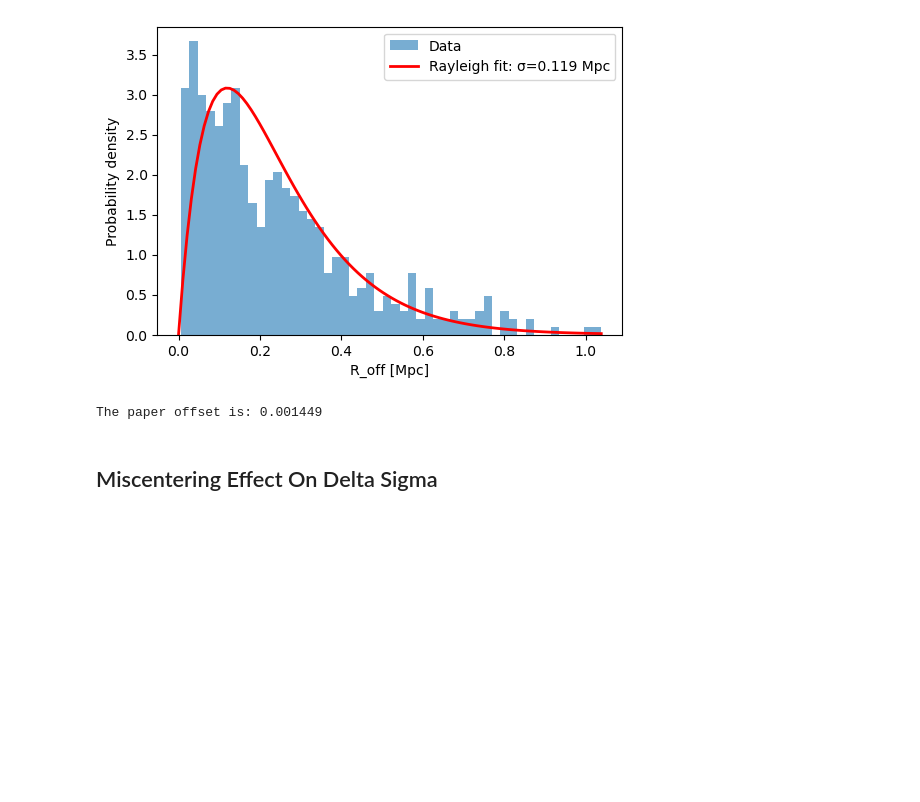
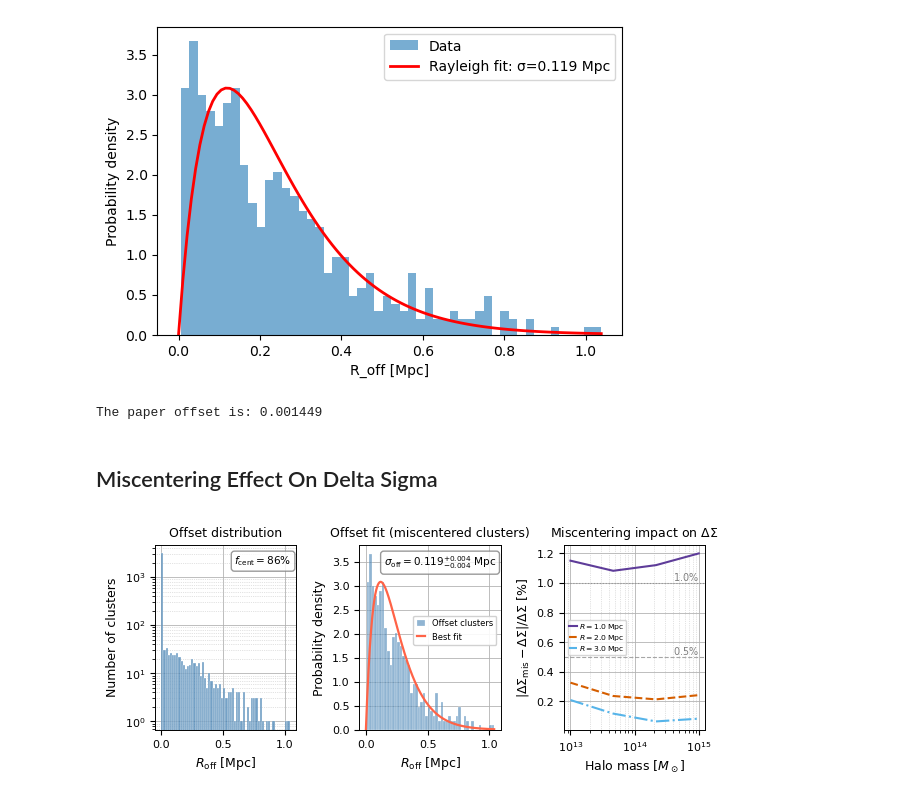
Before and after one commit to LSSTDESC/CLPipe, a Jupyter notebook: examples/cosmodc2_redmapper/miscentering_fiducial.ipynb, the cells around one changed output. Drawn from its saved outputs; the diff is of its cells as text; code cells hidden in the pictures; blank space fills up the shorter version.

Commit message:
Fig 11: adjust the miscentering legends

```diff
--- a/examples/cosmodc2_redmapper/miscentering_fiducial.ipynb
+++ b/examples/cosmodc2_redmapper/miscentering_fiducial.ipynb
@@ -291,37 +291,41 @@ ax1.set_xlabel(r"$R_\mathrm{off}\ [\mathrm{Mpc}]$")
 ax1.set_ylabel("Probability density")
 ax1.set_title("Offset fit (miscentered clusters)")
 # legend on the right, above the offset tail, where the panel is empty
-ax1.legend(loc="upper right", bbox_to_anchor=(1.0, 0.64), fontsize=6, handlelength=1.2,
-           borderpad=0.3, labelspacing=0.25, handletextpad=0.4)
+ax1.legend(loc="upper right", bbox_to_anchor=(1.0, 0.64), fontsize=6, handlelength=1.0)
 add_grid(ax1)
 
 # ── Right panel: % difference only ───────────────────────────────────────────
 ax2 = axes[2]
 
 for color, ls, radius_center in zip(colors, linestyles, radius_centers):
     shear_centered    = cluster_ds.compute_shear_profile(
                             mass_interval, z_interval, radius_center)
     shear_miscentered = cluster_ds_mis.compute_shear_profile(
                             mass_interval, z_interval, radius_center)
     mass     = 10**mass_interval
     pct_diff = 100 * np.abs(shear_miscentered - shear_centered) / shear_centered
 
     ax2.plot(mass, pct_diff, color=color, ls=ls, lw=1.5,
              label=fr"$R = {radius_center}\,\mathrm{{Mpc}}$")
 
 # Reference lines at 0.5% and 1%
 for level, ls in zip([0.5, 1.0], ["--", ":"]):
     ax2.axhline(level, color="gray", lw=0.8, ls=ls, alpha=0.7)
     ax2.text(mass[-1], level, fr"${level}\%$",
              fontsize=7, color="gray", va="bottom", ha="right")
 
 ax2.set_xscale("log")
 ax2.set_xlabel(r"Halo mass $[M_\odot]$")
 ax2.set_ylabel(r"$|\Delta\Sigma_\mathrm{mis} - \Delta\Sigma| / \Delta\Sigma\ [\%]$")
 ax2.set_title(r"Miscentering impact on $\Delta\Sigma$")
-ax2.legend()
+ax2.legend(loc="center left", fontsize=5.5,
+           handlelength=1.0, handletextpad=0.25,
+           labelspacing=0.15, borderpad=0.2,
+           framealpha=0.8)
 ax2.yaxis.set_major_formatter(ticker.FormatStrFormatter("%.1f"))
 add_grid(ax2)
 
 fig.savefig("./figures/miscentering.pdf", bbox_inches="tight", pad_inches=0.03)
 plt.show()
+# %% [output]
+[figure, added]
```
Also changed, not shown: 1 other file.
